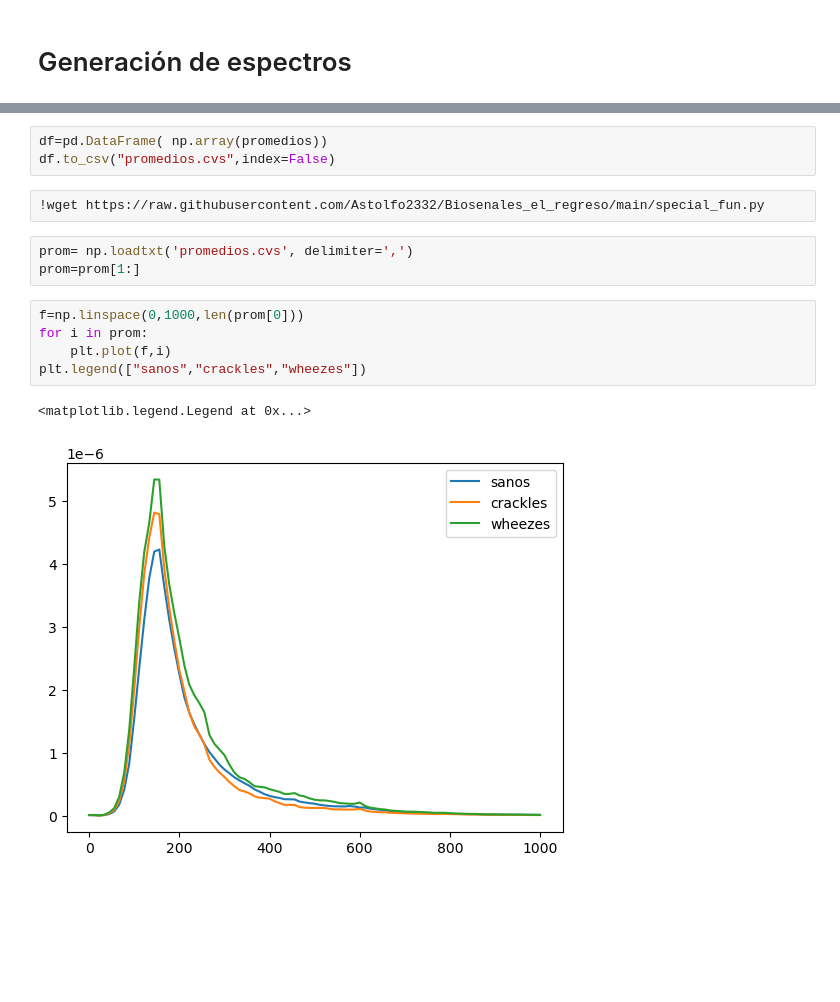
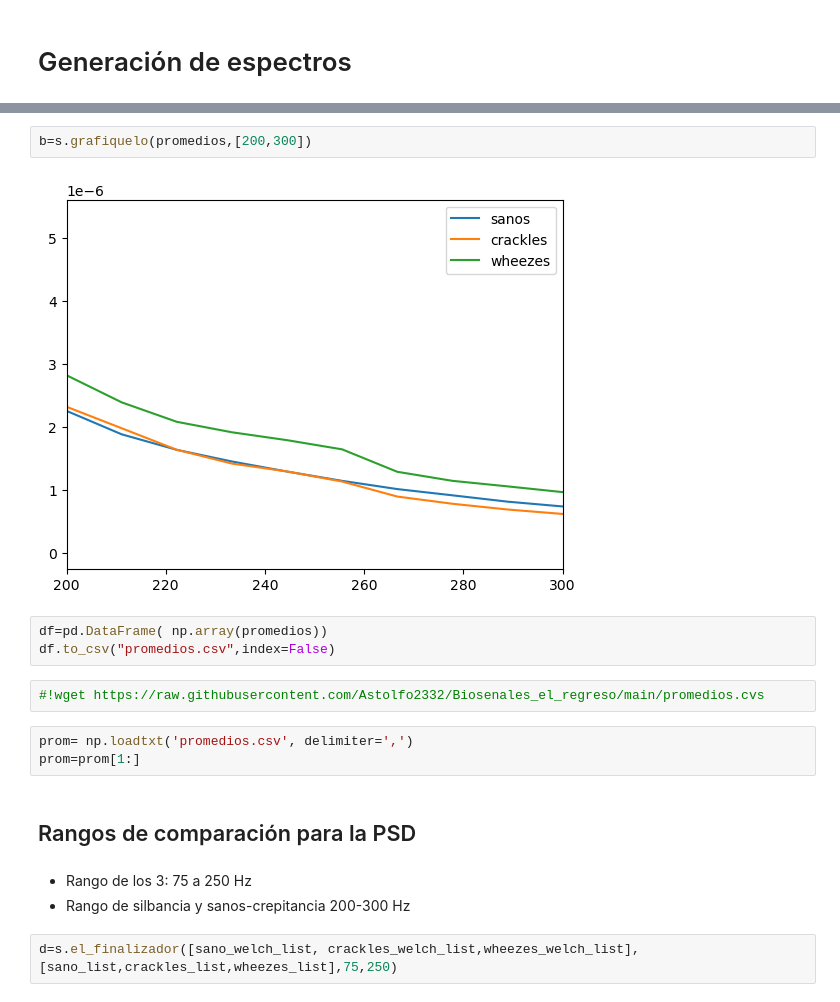
Before and after one commit to Astolfo2332/Respiratory_Difference, a Jupyter notebook: Proyecto_3_los_4GB.ipynb, the cells around one changed output, grey strips where cells are left out. Saved outputs shown, nothing was run; the diff lists cells and outputs as text; blank space fills up the shorter version.

```diff
--- a/Proyecto_3_los_4GB.ipynb
+++ b/Proyecto_3_los_4GB.ipynb
@@ -100,16 +76,19 @@ plt.legend(["sanos","crackles","wheezes"])
+# %%
+b=s.grafiquelo(promedios,[200,300])
+# %% [output]
+[figure, added]
 # %%
 df=pd.DataFrame( np.array(promedios))
-df.to_csv("promedios.cvs",index=False)
+df.to_csv("promedios.csv",index=False)
 # %%
-!wget https://raw.githubusercontent.com/Astolfo2332/Biosenales_el_regreso/main/special_fun.py
+#!wget https://raw.githubusercontent.com/Astolfo2332/Biosenales_el_regreso/main/promedios.cvs
 # %%
-prom= np.loadtxt('promedios.cvs', delimiter=',')
+prom= np.loadtxt('promedios.csv', delimiter=',')
 prom=prom[1:]
-# %%
-f=np.linspace(0,1000,len(prom[0]))
-for i in prom:
-    plt.plot(f,i)
-plt.legend(["sanos","crackles","wheezes"])
-# %% [output]
-<matplotlib.legend.Legend at 0x...>
-[figure, removed]
+# %% [markdown]
+## Rangos de comparación para la PSD
+# %% [markdown]
+- Rango de los 3: 75 a 250 Hz
+- Rango de silbancia y sanos-crepitancia 200-300 Hz
+# %%
+d=s.el_finalizador([sano_welch_list, crackles_welch_list,wheezes_welch_list],[sano_list,crackles_list,wheezes_list],75,250)
```
Also changed, not shown: parts of 15 cells of this notebook, 4 other files.
